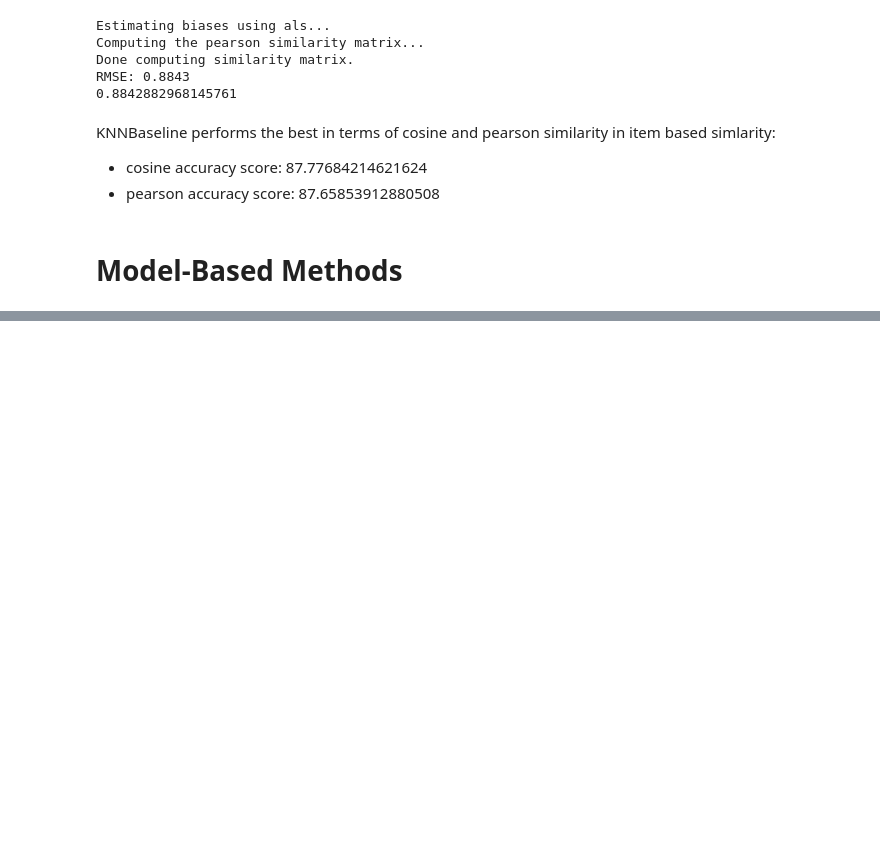
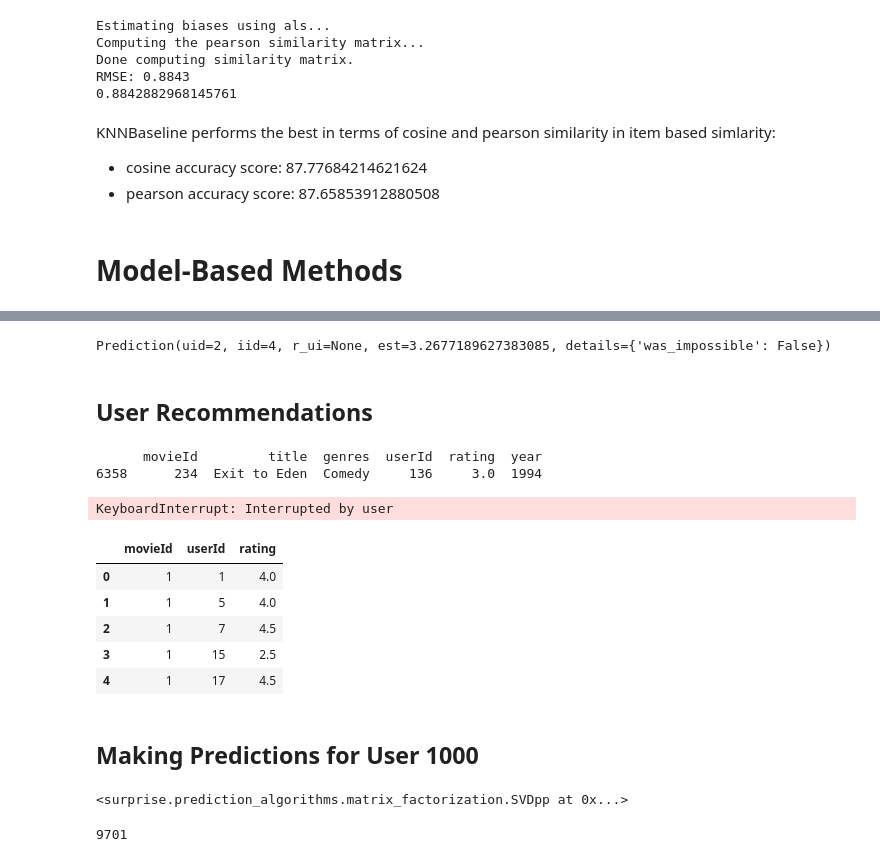
Before and after one commit to MackoyS/movielens-recommendation-system, a Jupyter notebook: movie_recc_system.ipynb, the cells around one changed output, grey strips where cells are left out. Cells and saved outputs as stored; diff of their text form; code cells hidden in the pictures; blank space fills up the shorter version.

```diff
--- a/movie_recc_system.ipynb
+++ b/movie_recc_system.ipynb
@@ -808,0 +907,8 @@ print(gs_model.best_params["rmse"])
+# %%
+svd = SVD(n_factors= 50, reg_all=0.05)
+svd.fit(train)
+svd.predict(2, 4)
+# %% [output]
+Prediction(uid=2, iid=4, r_ui=None, est=3.2677189627383085, details={'was_impossible': False})
+# %% [markdown]
+## User Recommendations
@@ -808,0 +937,16 @@ print(gs_model.best_params["rmse"])
+# %%
+user_rating = movie_rater(rater_df, 4, 'Comedy')
+# %% [output]
+      movieId         title  genres  userId  rating  year
+6358      234  Exit to Eden  Comedy     136     3.0  1994
+KeyboardInterrupt: Interrupted by user
+# %%
+predict_df = rater_df.drop(columns=['title', 'genres', 'year'], axis=1)
+predict_df.head()
+# %% [output]
+|  | movieId | userId | rating |
+| 0 | 1 | 1 | 4.0 |
+| 1 | 1 | 5 | 4.0 |
+| 2 | 1 | 7 | 4.5 |
+| 3 | 1 | 15 | 2.5 |
+| 4 | 1 | 17 | 4.5 |
@@ -808,0 +958,2 @@ print(gs_model.best_params["rmse"])
+# %% [markdown]
+## Making Predictions for User 1000
@@ -808,0 +964,5 @@ print(gs_model.best_params["rmse"])
+# %%
+SVDpp_ = SVDpp(random_state=42)
+SVDpp_.fit(new_data.build_full_trainset())
+# %% [output]
+<surprise.prediction_algorithms.matrix_factorization.SVDpp at 0x...>
@@ -808,0 +975,4 @@ print(gs_model.best_params["rmse"])
+# %%
+len(ranked_movies)
+# %% [output]
+9701
```
Also changed, not shown: parts of 24 cells of this notebook.
